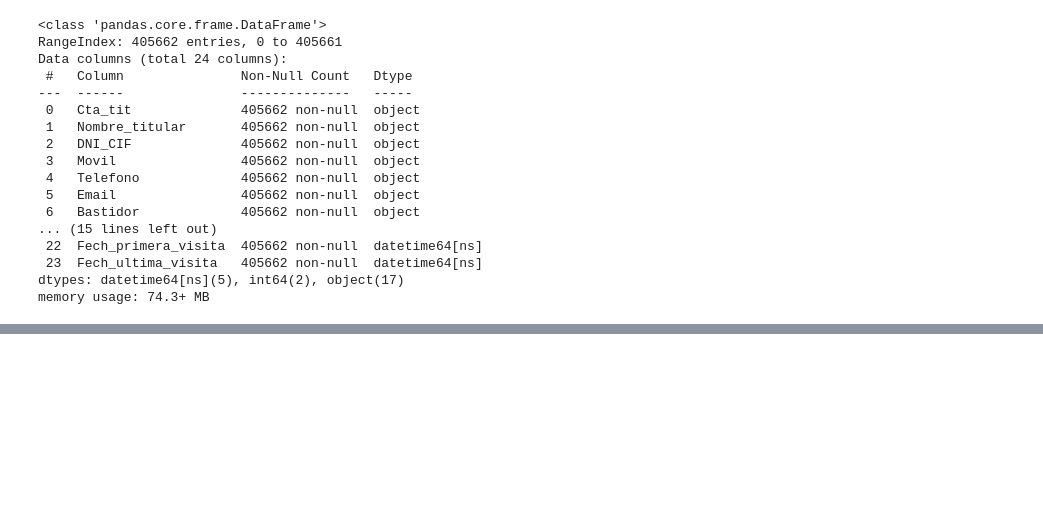
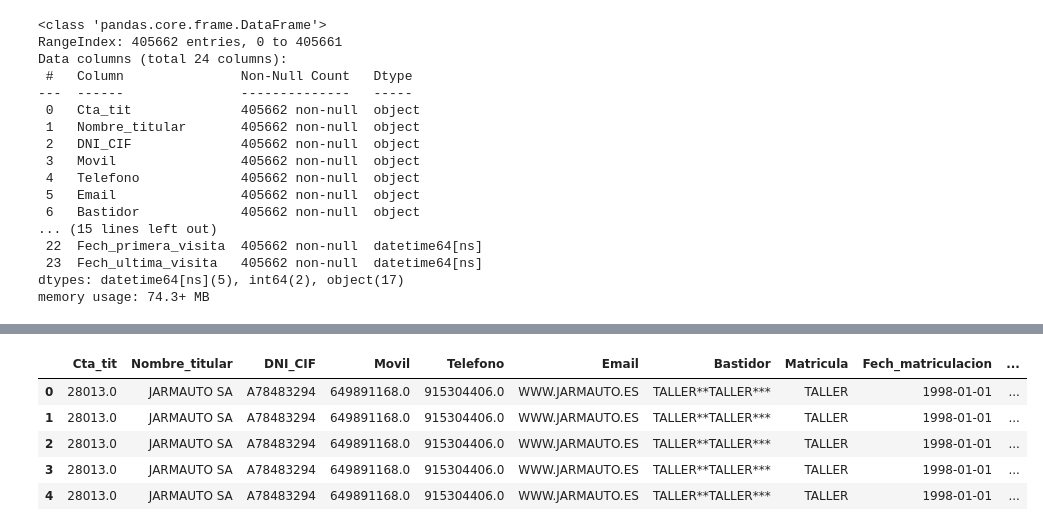
Before and after one commit to pacomm5/PLANTILLAS2, a Jupyter notebook: DATOS_VEHICULO.ipynb, the cells around one changed output, grey strips where cells are left out. Cells and saved outputs as stored; diff of their text form; code cells hidden in the pictures; blank space fills up the shorter version.

```diff
--- a/DATOS_VEHICULO.ipynb
+++ b/DATOS_VEHICULO.ipynb
@@ -236,0 +215,2 @@ df.tail(20)
+# %%
+df["Dif_ult_prim_visita"] = df["Fech_ultima_visita"] - df["Fech_primera_visita"]
@@ -236,0 +232,9 @@ df.tail(20)
+# %%
+df.head(5)
+# %% [output]
+|  | Cta_tit | Nombre_titular | DNI_CIF | Movil | Telefono | Email | Bastidor | Matricula | Fech_matriculacion | ... |
+| 0 | 28013.0 | JARMAUTO SA | A78483294 | 649891168.0 | 915304406.0 | WWW.JARMAUTO.ES | TALLER**TALLER*** | TALLER | 1998-01-01 | ... |
+| 1 | 28013.0 | JARMAUTO SA | A78483294 | 649891168.0 | 915304406.0 | WWW.JARMAUTO.ES | TALLER**TALLER*** | TALLER | 1998-01-01 | ... |
+| 2 | 28013.0 | JARMAUTO SA | A78483294 | 649891168.0 | 915304406.0 | WWW.JARMAUTO.ES | TALLER**TALLER*** | TALLER | 1998-01-01 | ... |
+| 3 | 28013.0 | JARMAUTO SA | A78483294 | 649891168.0 | 915304406.0 | WWW.JARMAUTO.ES | TALLER**TALLER*** | TALLER | 1998-01-01 | ... |
+| 4 | 28013.0 | JARMAUTO SA | A78483294 | 649891168.0 | 915304406.0 | WWW.JARMAUTO.ES | TALLER**TALLER*** | TALLER | 1998-01-01 | ... |
```
Also changed, not shown: parts of 4 cells of this notebook.
